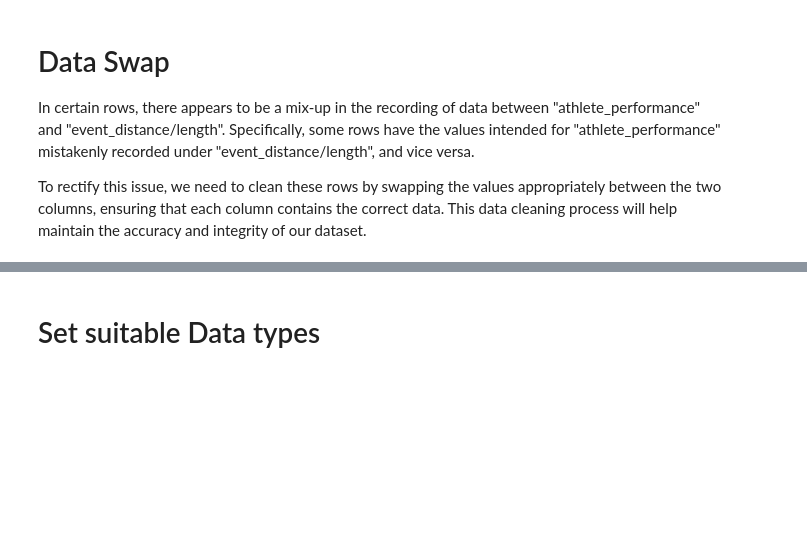
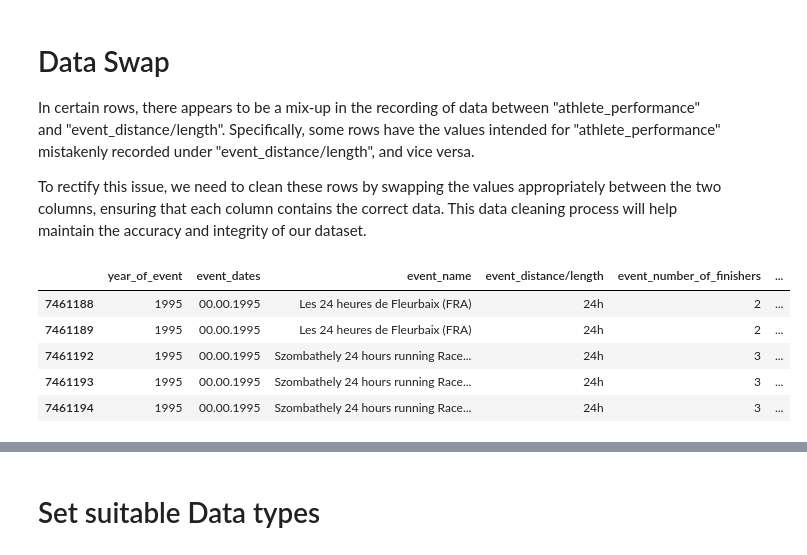
Before and after one commit to saeedshirani/EDA-On-SuperMessy-Datasets, a Jupyter notebook: The big dataset of ultra-marathon running/EDA.ipynb, the cells around one changed output, grey strips where cells are left out. Cells and saved outputs as stored; diff of their text form; code cells hidden in the pictures; blank space fills up the shorter version.

```diff
--- a/The big dataset of ultra-marathon running/EDA.ipynb
+++ b/The big dataset of ultra-marathon running/EDA.ipynb
@@ -111,4 +130,13 @@ dtype: int64
 In certain rows, there appears to be a mix-up in the recording of data between "athlete_performance" and "event_distance/length". Specifically, some rows have the values intended for "athlete_performance" mistakenly recorded under "event_distance/length", and vice versa.
 
 To rectify this issue, we need to clean these rows by swapping the values appropriately between the two columns, ensuring that each column contains the correct data. This data cleaning process will help maintain the accuracy and integrity of our dataset.
+# %%
+data[-5:]
+# %% [output]
+|  | year_of_event | event_dates | event_name | event_distance/length | event_number_of_finishers | ... |
+| 7461188 | 1995 | 00.00.1995 | Les 24 heures de Fleurbaix (FRA) | 24h | 2 | ... |
+| 7461189 | 1995 | 00.00.1995 | Les 24 heures de Fleurbaix (FRA) | 24h | 2 | ... |
+| 7461192 | 1995 | 00.00.1995 | Szombathely 24 hours running Race... | 24h | 3 | ... |
+| 7461193 | 1995 | 00.00.1995 | Szombathely 24 hours running Race... | 24h | 3 | ... |
+| 7461194 | 1995 | 00.00.1995 | Szombathely 24 hours running Race... | 24h | 3 | ... |
 # %%
```
Also changed, not shown: parts of 19 cells of this notebook.
